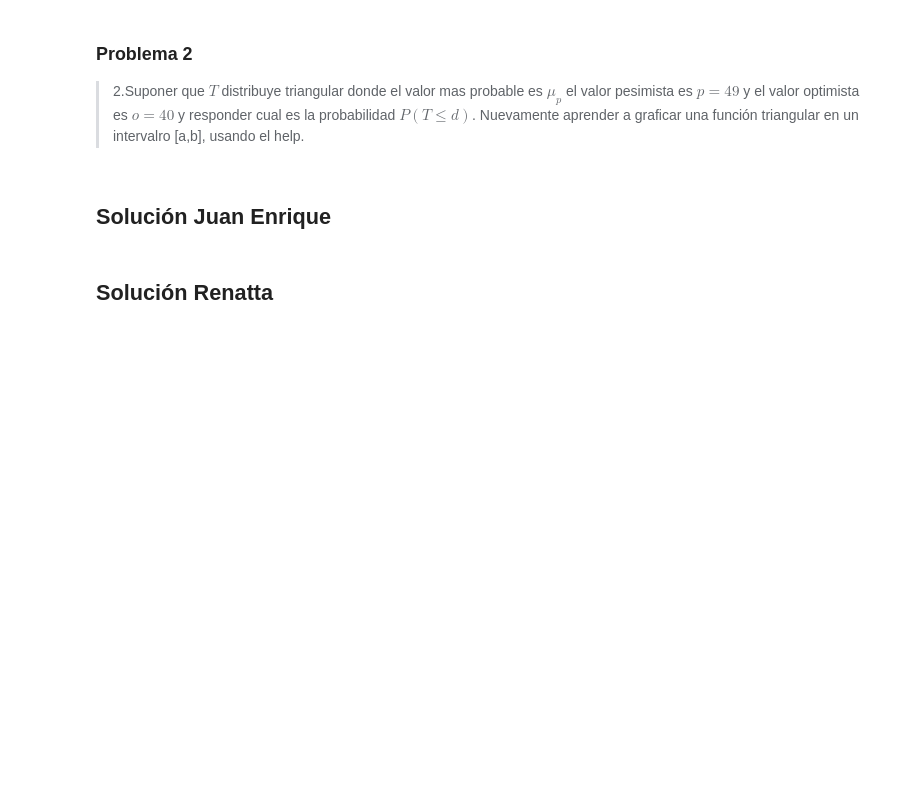
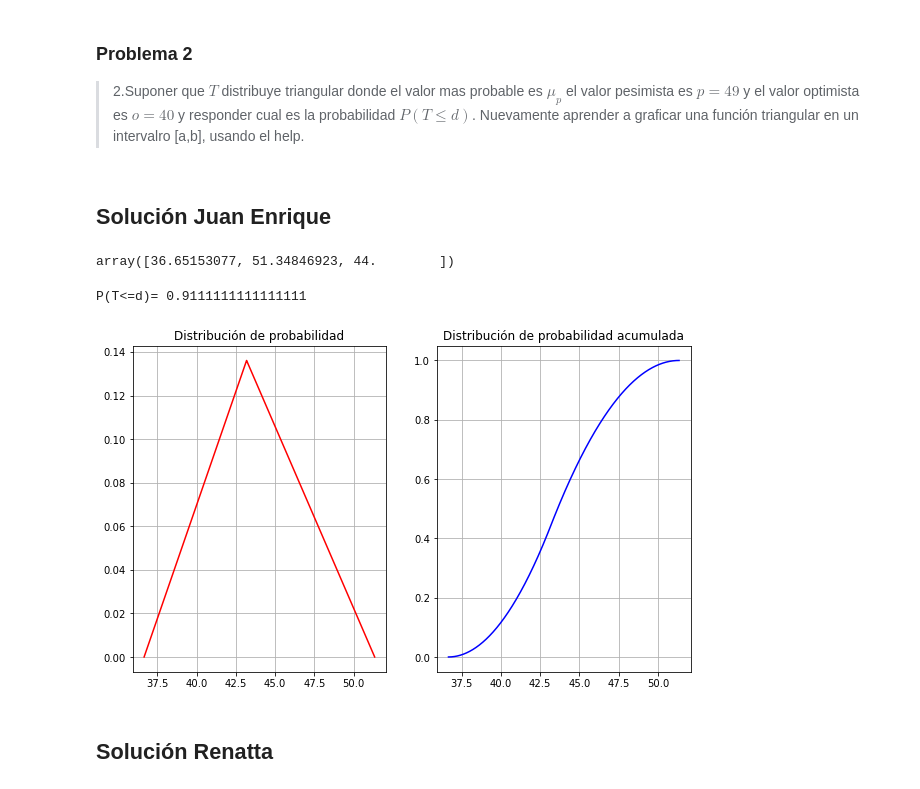
Before and after one commit to renattaGS/Tareas_simproc_aguirre_garcia, a Jupyter notebook: Tarea5_AguirreJ_GarciaR.ipynb, the cells around one changed output. Drawn from its saved outputs; the diff is of its cells as text; code cells hidden in the pictures; blank space fills up the shorter version.

```diff
--- a/Tarea5_AguirreJ_GarciaR.ipynb
+++ b/Tarea5_AguirreJ_GarciaR.ipynb
@@ -25,0 +50,5 @@
+# %%
+######### Caso de estudio 2 ################
+up = 44; sigma = np.sqrt(9); d = 47; a = 40; b = 49
+P2 = st.beta.cdf(d, yz[0], yz[1], scale=(b-a), loc=a)
+print('P(T<=d)=',P2)
@@ -68,5 +114,43 @@ La probabilidad de P(T <= d) 76.77251926284654  %
 >2.Suponer que $T$ distribuye triangular donde el valor mas probable es $\mu_p$ el valor pesimista es $p=49$ y el valor optimista es $o=40$ y responder cual es la probabilidad $P(T\leq d)$. Nuevamente aprender a graficar una función triangular en un intervalro [a,b], usando el help.
 # %% [markdown]
 ## Solución Juan Enrique
+# %%
+def disttri(inicio):
+    a = inicio[0]
+    b = inicio[1]
+    c = inicio[2]
+    up = 44; sigma = np.sqrt(9)
+    f1 = ((a+b+c)/ 3)-up
+    f2 = ((a**2 + b**2 + c**2 - (a*b) - (a*c) - (b*c))/18) - sigma**2
+    f3 = c - up
+    return np.array([f1,f2,f3])
+
+inicio0 = np.array([0,0,0])
+inicio = fsolve(disttri, inicio0)
+inicio
+# %% [output]
+array([36.65153077, 51.34846923, 44.        ])
+# %%
+up = 44; sigma = np.sqrt(9); d = 47; a = 40; b = 49;c1 = (inicio[2]-a)/(b-a)
+P3 = st.triang.cdf(d, c1, loc=a, scale=(b-a))
+print('P(T<=d)=',P3)
+# %% [output]
+P(T<=d)= 0.9111111111111111
+# %%
+a_new = inicio[0]; b_new = inicio[1]
+x2 = np.linspace(a_new,b_new, 100000)
+y_acum2 = st.triang.cdf(x2, c1, loc=a_new, scale=(b_new-a_new))
+y2 = st.triang.pdf(x2, c1, loc=a_new, scale=(b_new-a_new))
+
+fig, (ax11, ax21) = plt.subplots(1, 2, figsize=(10,6))
+ax11.plot(x2, y2, 'r-')
+ax11.grid()
+ax11.set_title('Distribución de probabilidad')
+ax21.plot(x2, y_acum2, 'b-')
+ax21.grid()
+ax21.set_title('Distribución de probabilidad acumulada')
+plt.show()
+# %% [output]
+[figure, added]
 # %% [markdown]
 ## Solución Renatta
```
Also changed, not shown: parts of 4 cells of this notebook.
